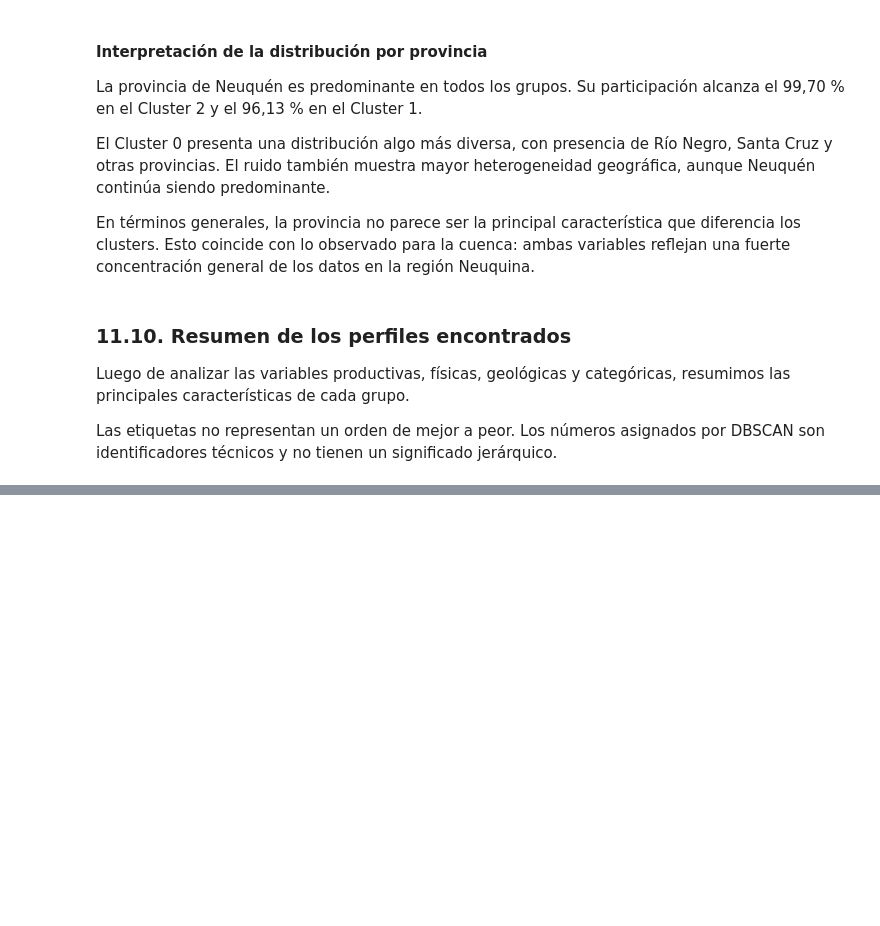
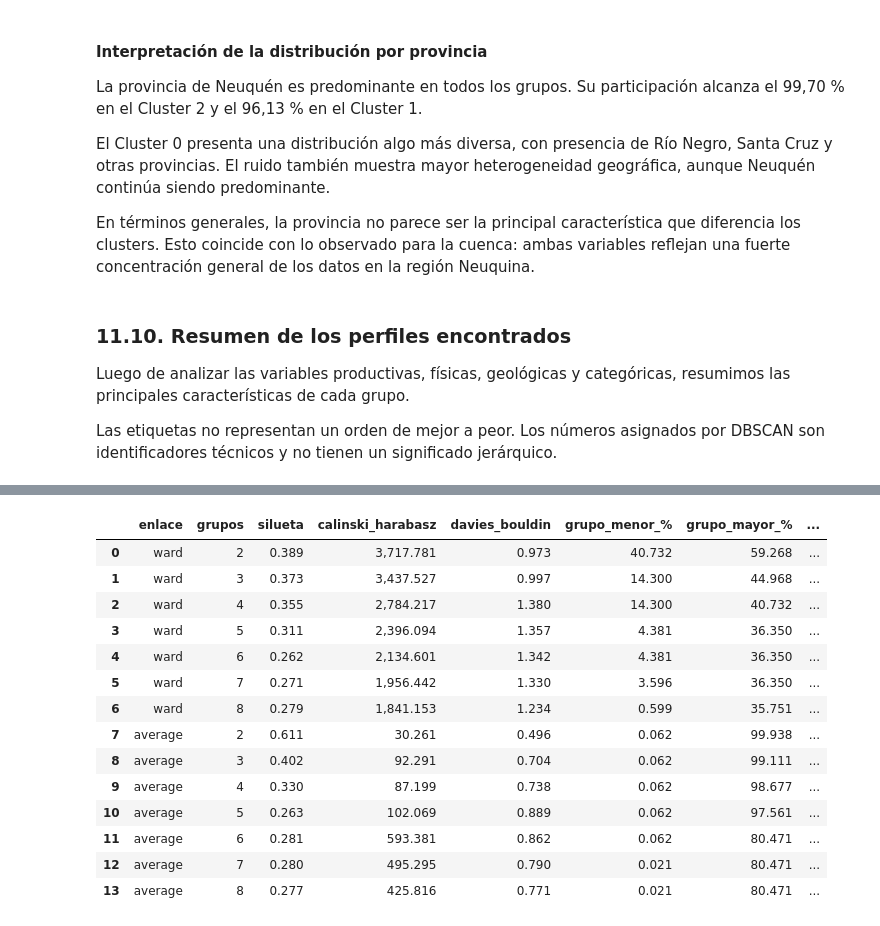
Before and after one commit to alexParedes027/oil-production-prediction, a Jupyter notebook: notebooks/07_modelado_clustering.ipynb, the cells around one changed output, grey strips where cells are left out. Cells and saved outputs as stored; diff of their text form; code cells hidden in the pictures; blank space fills up the shorter version.

```diff
--- a/notebooks/07_modelado_clustering.ipynb
+++ b/notebooks/07_modelado_clustering.ipynb
@@ -1904,0 +1974,46 @@ display(resumen_perfiles)
+# %%
+mascara_asignados_dbscan = etiquetas_candidato != -1
+filas_jerarquico = []
+
+for criterio_enlace in ["ward", "average"]:
+    for cantidad_grupos in range(2, 9):
+        etiquetas = AgglomerativeClustering(
+            n_clusters=cantidad_grupos,
+            linkage=criterio_enlace,
+        ).fit_predict(X_escalado)
+
+        tamanios = pd.Series(etiquetas).value_counts()
+
+        filas_jerarquico.append({
+            "enlace": criterio_enlace,
+            "grupos": cantidad_grupos,
+            "silueta": silhouette_score(X_escalado, etiquetas),
+            "calinski_harabasz": calinski_harabasz_score(X_escalado, etiquetas),
+            "davies_bouldin": davies_bouldin_score(X_escalado, etiquetas),
+            "grupo_menor_%": 100 * tamanios.min() / len(etiquetas),
+            "grupo_mayor_%": 100 * tamanios.max() / len(etiquetas),
+            "ari_vs_dbscan": adjusted_rand_score(
+                etiquetas_candidato[mascara_asignados_dbscan],
+                etiquetas[mascara_asignados_dbscan],
+            ),
+        })
+
+grilla_jerarquico = pd.DataFrame(filas_jerarquico)
+
+display(grilla_jerarquico.round(3))
+# %% [output]
+|  | enlace | grupos | silueta | calinski_harabasz | davies_bouldin | grupo_menor_% | grupo_mayor_% | ... |
+| 0 | ward | 2 | 0.389 | 3,717.781 | 0.973 | 40.732 | 59.268 | ... |
+| 1 | ward | 3 | 0.373 | 3,437.527 | 0.997 | 14.300 | 44.968 | ... |
+| 2 | ward | 4 | 0.355 | 2,784.217 | 1.380 | 14.300 | 40.732 | ... |
+| 3 | ward | 5 | 0.311 | 2,396.094 | 1.357 | 4.381 | 36.350 | ... |
+| 4 | ward | 6 | 0.262 | 2,134.601 | 1.342 | 4.381 | 36.350 | ... |
+| 5 | ward | 7 | 0.271 | 1,956.442 | 1.330 | 3.596 | 36.350 | ... |
+| 6 | ward | 8 | 0.279 | 1,841.153 | 1.234 | 0.599 | 35.751 | ... |
+| 7 | average | 2 | 0.611 | 30.261 | 0.496 | 0.062 | 99.938 | ... |
+| 8 | average | 3 | 0.402 | 92.291 | 0.704 | 0.062 | 99.111 | ... |
+| 9 | average | 4 | 0.330 | 87.199 | 0.738 | 0.062 | 98.677 | ... |
+| 10 | average | 5 | 0.263 | 102.069 | 0.889 | 0.062 | 97.561 | ... |
+| 11 | average | 6 | 0.281 | 593.381 | 0.862 | 0.062 | 80.471 | ... |
+| 12 | average | 7 | 0.280 | 495.295 | 0.790 | 0.021 | 80.471 | ... |
+| 13 | average | 8 | 0.277 | 425.816 | 0.771 | 0.021 | 80.471 | ... |
```
Also changed, not shown: parts of 20 cells of this notebook.
